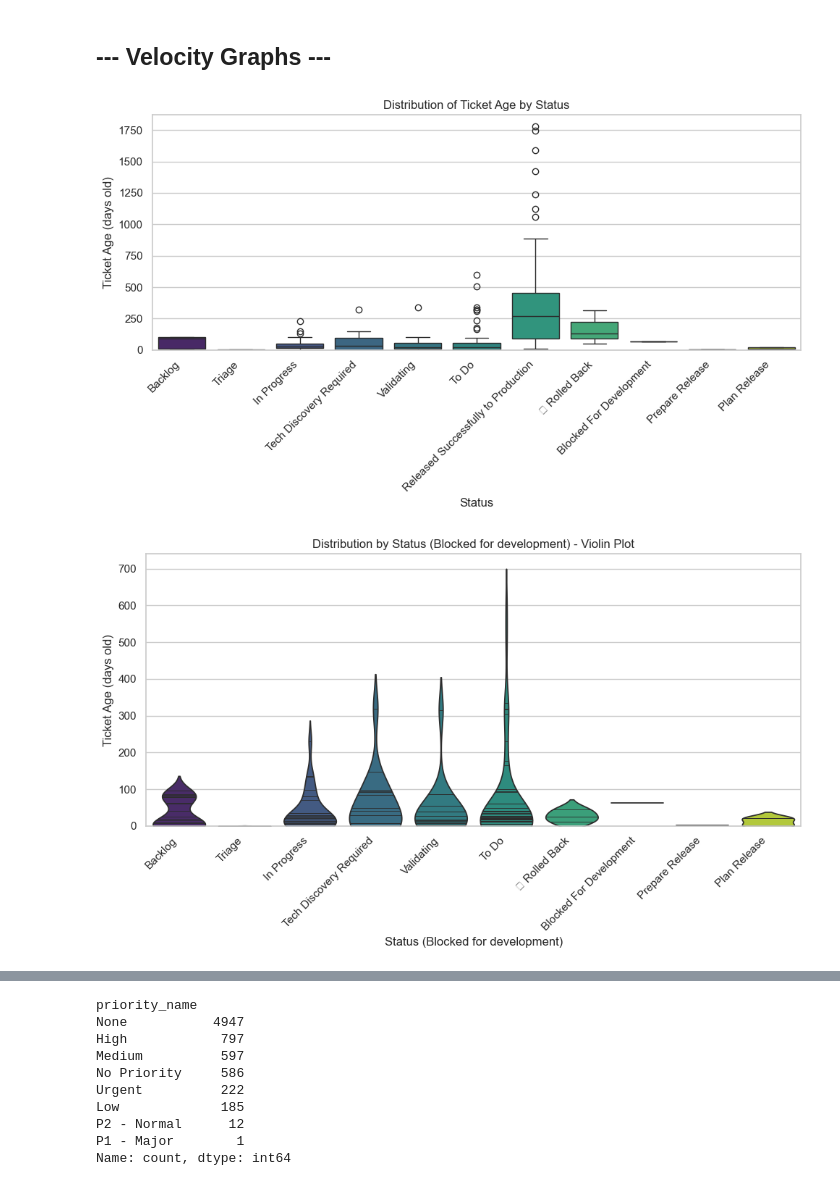
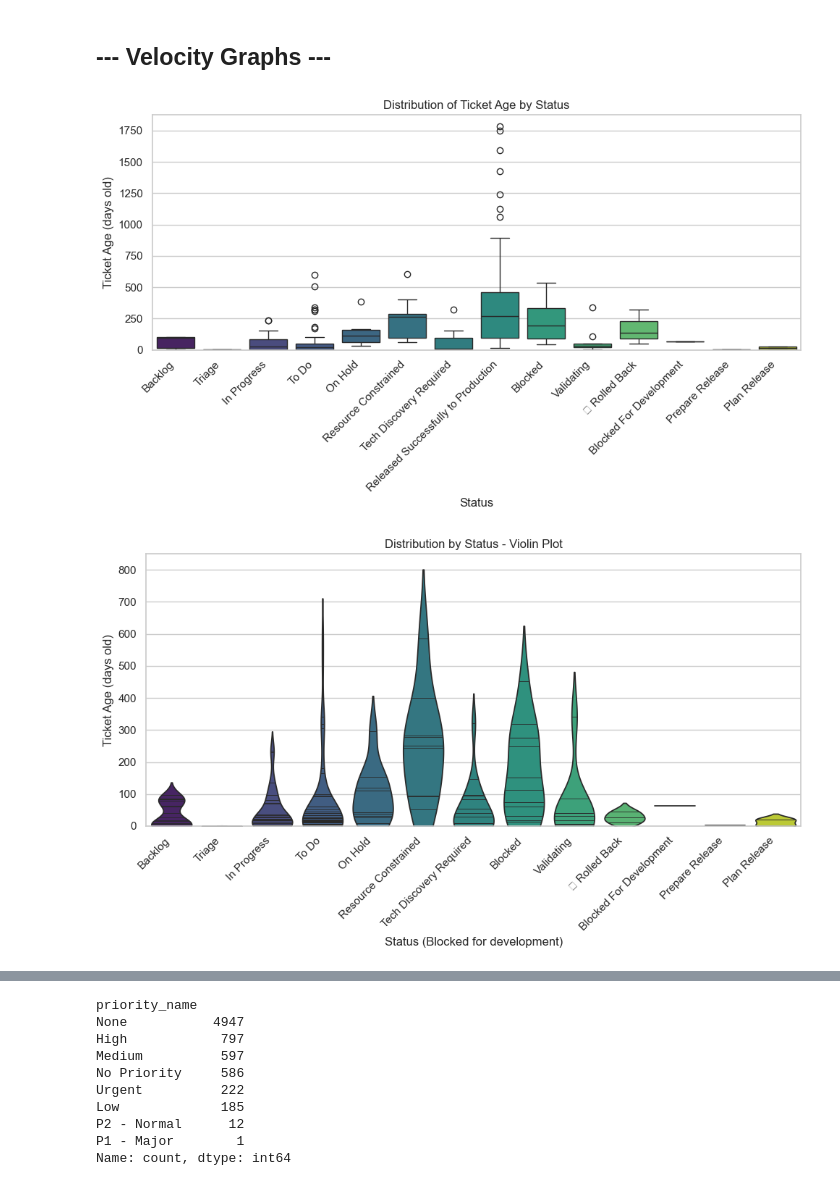
Before and after one commit to jorgeerodriguez/Jira, a Jupyter notebook: Jira.ipynb, the cells around one changed output, grey strips where cells are left out. Drawn from its saved outputs; the diff is of its cells as text; code cells hidden in the pictures.

```diff
--- a/Jira.ipynb
+++ b/Jira.ipynb
@@ -1690,0 +1753,15 @@ Report 'jira_in_Tech_Discovery_Required.pdf' generated successfully.
+# %%
+# Define your time range (inclusive)
+start_month = '2025-06'
+end_month = '2025-07'
+
+# Prepare month column
+df_issues['month'] = pd.to_datetime(df_issues['created'], errors='coerce').dt.to_period('M').astype(str)
+
+# Filter by time range
+mask = (df_issues['month'] >= start_month) & (df_issues['month'] <= end_month)
+filtered = df_issues[mask]
+
+# Group and pivot for stacked bar
+grouped = filtered.groupby(['bussiness_lead', 'month', 'priority_name']).size().reset_index(name='ticket_count')
+pivot_df = grouped.pivot_table(index=['bussiness_lead', 'month'], columns='priority_name', values='ticket_count', fill_value=0)
@@ -2278,9 +2392,9 @@ df = df_issues.copy()
 #df = df[df['status'] == 'In Progress'] # Filter out NaT values
 df = df[df['status'] != 'Done'] # Filter out NaT values
 df = df[df['status'] != 'Will Not Do'] # Filter out NaT values
-df = df[df['status'] != 'Blocked'] # Filter out NaT values
-df = df[df['status'] != 'Resource Constrained'] # Filter out NaT values
-df = df[df['status'] != 'On Hold'] # Filter out NaT values
+#df = df[df['status'] != 'Blocked'] # Filter out NaT values
+#df = df[df['status'] != 'Resource Constrained'] # Filter out NaT values
+#df = df[df['status'] != 'On Hold'] # Filter out NaT values
 #df = df[df['status'] != 'Tech Discovery Required'] # Filter out NaT values
 #df = df[df['days_old'] <= 365] # Filter out NaT values
 
@@ -2316,25 +2430,26 @@ plt.tight_layout()
 # --- Display the Plot ---
 plt.show()
 # %% [output]
-[figure, old version]
+[figure, new version]
 # %%
 # --- Alternative: Violin Plot ---
 # If you prefer a violin plot (shows density distribution), uncomment the lines below:
 plt.figure(figsize=(10, 6))
 ax_violin = sns.violinplot(x='status', y='velocity_days', data=df[(df['status'] != 'Done') & (df['status'] != 'Will Not Do') & (df['status'] != 'Released Successfully to Production')],
                            palette="viridis", inner="stick", hue='status') # 'inner' can be 'box', 'quartile', 'point', 'stick', None
-plt.title(f'Distribution by Status ({status.capitalize()}) - Violin Plot')
+#plt.title(f'Distribution by Status ({status.capitalize()}) - Violin Plot')
+plt.title(f'Distribution by Status - Violin Plot')
 plt.xlabel(f'Status ({status.capitalize()})')
 plt.ylabel('Ticket Age (days old)')
 plt.xticks(rotation=45, ha='right')
 y_min, y_max = plt.ylim() # Get current y-axis limits
 y_min = 0 # Set minimum y-axis limit to 0
 #y_max = 400
 plt.ylim(y_min, y_max) # Set y-axis limits to the current limits
 plt.tight_layout()
 plt.show()
 # %% [output]
-[figure, old version]
+[figure, new version]
 # %%
 # Import ticker from matplotlib
 # from matplotlib import ticker
```
Also changed, not shown: parts of 51 cells of this notebook, 1 other file.
